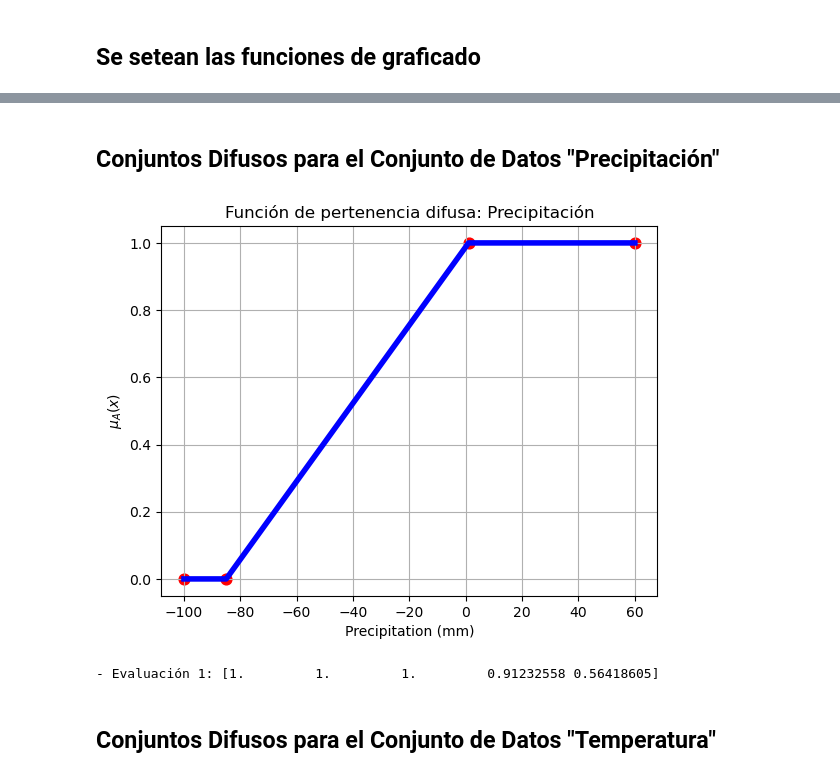
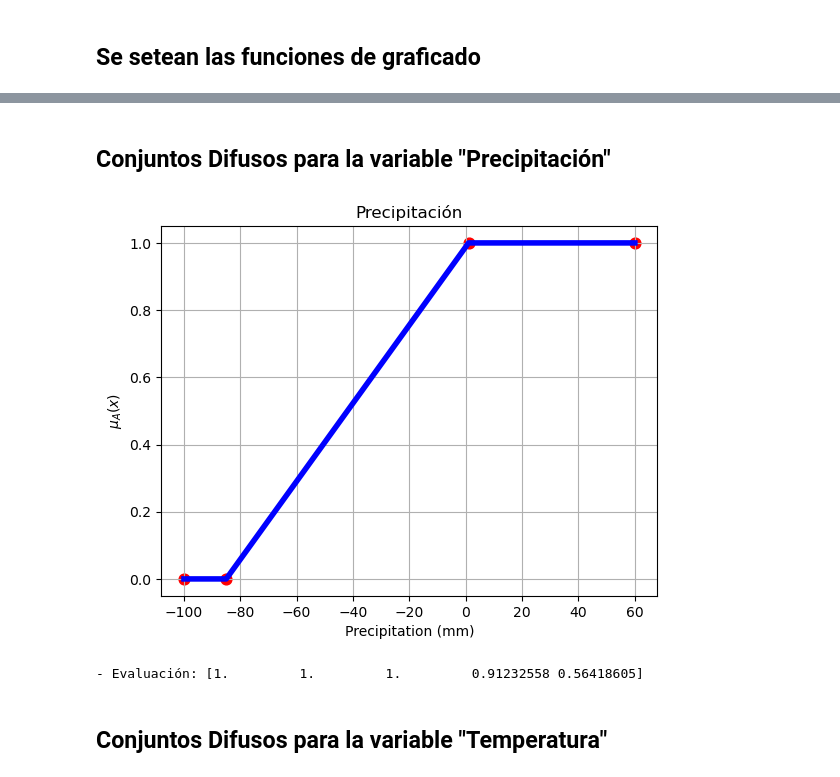
Before and after one commit to CarlosPorcallo/horacio_flores, a Jupyter notebook: 3_lógica_difusa.ipynb, the cells around one changed output, grey strips where cells are left out. Drawn from its saved outputs; the diff is of its cells as text; code cells hidden in the pictures.

```diff
--- a/3_lógica_difusa.ipynb
+++ b/3_lógica_difusa.ipynb
@@ -131,31 +133,30 @@ for i, datos in enumerate(valores, 1):
 - Evaluación 4: [0.85  0.575 1.    0.525 0.35  0.85  0.2   0.65  0.9   0.925 1.    0.925]
 - Evaluación 5: [0.875 0.5   0.975 0.575 0.425 0.75  0.15  0.675 0.875 0.95  1.    0.925]
 # %% [markdown]
-## Conjuntos Difusos para el Conjunto de Datos "Precipitación"
+## Conjuntos Difusos para la variable "Precipitación"
 # %%
+# Precipitación - Función de pertenencia lineal creciente
+
+# Definición de Evaluaciones
+valores = [27.01, 56.99, 54.06, -6.54, -36.48]
+
 # Definición de parámetros
 a = -100 # Límite inferior del eje x
 a0 = -85 # Primer punto de quiebre (inicio del crecimiento)
 a1 = 1 # Segundo punto de quiebre (fin del crecimiento)
 b = 60 # Límite superior del eje x
 x = np.arange(a, b + 1, 1) # # eje x: de 0 a 60 con paso de 1
-title = "Función de pertenencia difusa: Precipitación"
+title = "Precipitación"
 label = "Precipitation (mm)"
-
-# Definición de Evaluaciones
-valores = [
-    [27.01, 56.99, 54.06, -6.54, -36.48]
-]
 
 # Graficar función de pertenencia
 plot_FPertenenciaLC(a, a0, a1, x, title, label)
 
 # Evaluación de ejemplos
-for i, datos in enumerate(valores, 1):
-    print(f"- Evaluación {i}: {FPertenenciaLC(a0, a1, datos)}")
+print(f"- Evaluación: {FPertenenciaLC(a0, a1, valores)}")
 # %% [output]
-[figure, old version]
+[figure, new version]
-- Evaluación 1: [1.         1.         1.         0.91232558 0.56418605]
+- Evaluación: [1.         1.         1.         0.91232558 0.56418605]
 # %% [markdown]
-## Conjuntos Difusos para el Conjunto de Datos "Temperatura"
+## Conjuntos Difusos para la variable "Temperatura"
 # %%
```
Also changed, not shown: parts of 35 cells of this notebook.
